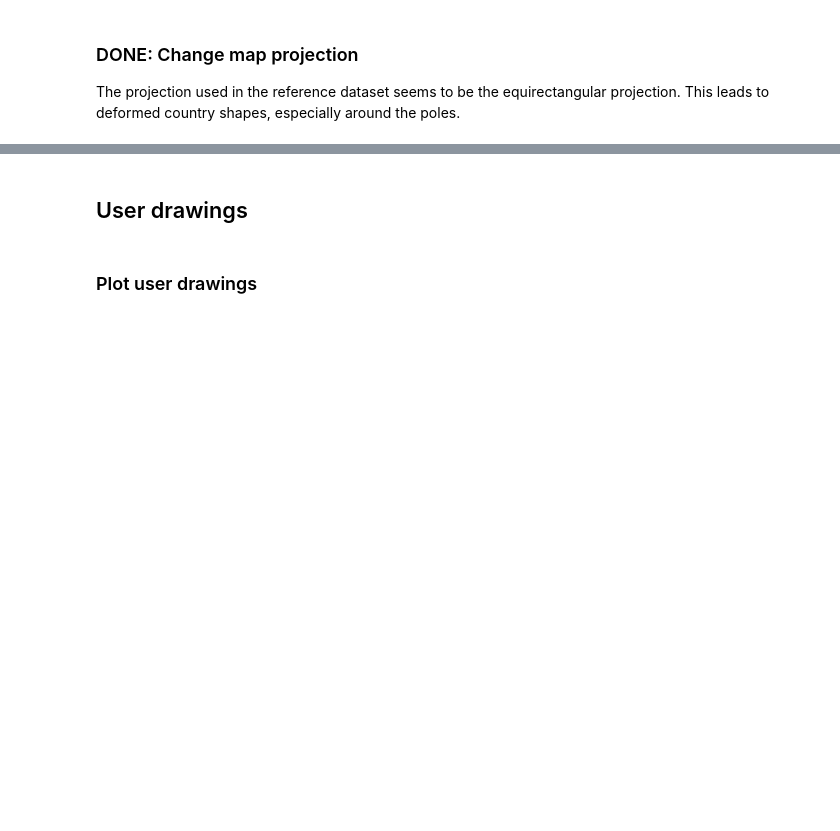
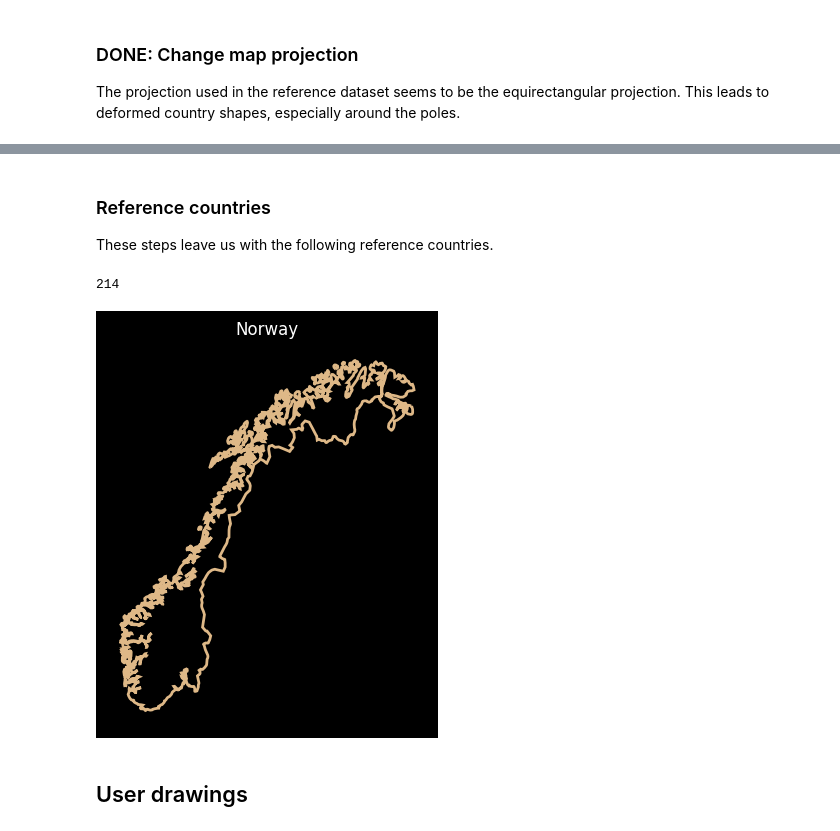
Before and after one commit to JortdeJong13/country-guess, a Jupyter notebook: Manipulate data.ipynb, the cells around one changed output, grey strips where cells are left out. Drawn from its saved outputs; the diff is of its cells as text; code cells hidden in the pictures; blank space fills up the shorter version.

Commit message:
Adjusted reference data

```diff
--- a/Manipulate data.ipynb
+++ b/Manipulate data.ipynb
@@ -270,2 +250,16 @@ Removed: Jammu-Kashmir
+# %% [markdown]
+### Reference countries
+These steps leave us with the following reference countries.
+# %%
+ref_data = Dataset(shape=(128, 128))
+# %%
+idx=40
+# %%
+print(idx)
+plot_ref_sample(ref_data, idx=idx)
+idx += 1
+# %% [output]
+214
+[figure, added]
 # %% [markdown]
 ## User drawings
@@ -275,6 +266,4 @@ from countryguess.plotting import plot_sample
 # %%
 test_data = TestDataset(shape=(128, 128))
-# %% [markdown]
-### Plot user drawings
 # %%
 plot_sample(test_data, idx=77)
```
Also changed, not shown: parts of 28 cells of this notebook, 5 other files.
